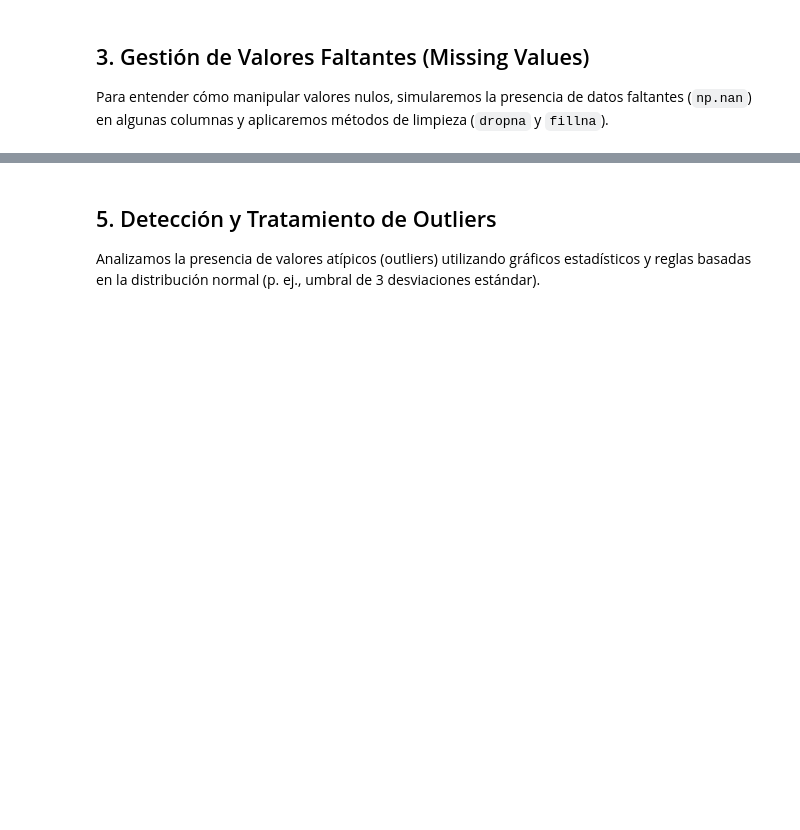
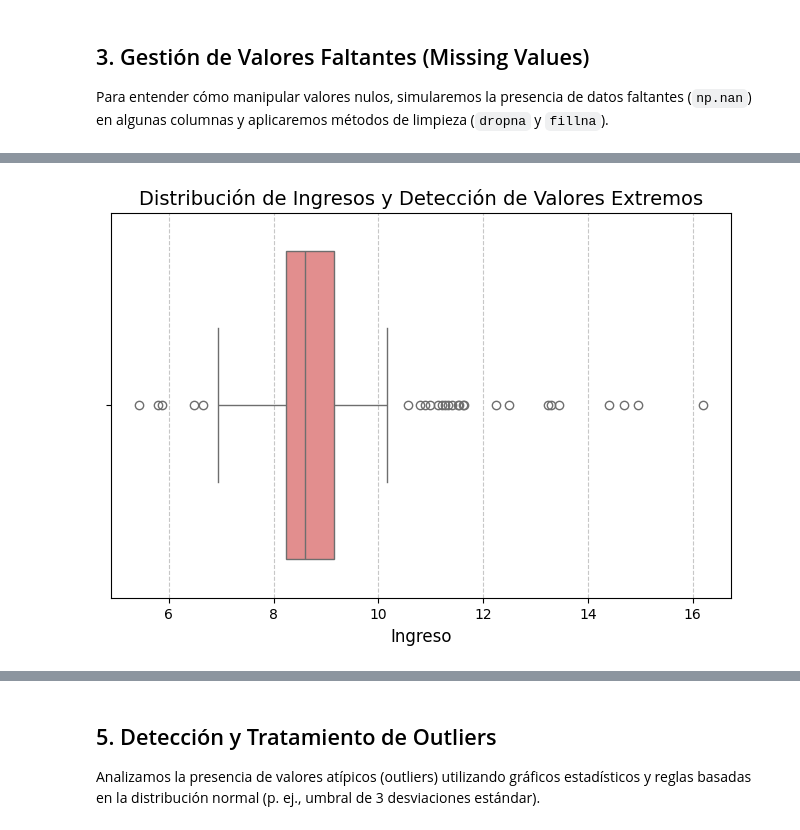
Before and after one commit to cnunezc/Diplomado-Data-Analytics-para-CdG, a Jupyter notebook: Clase 5/Clase 5.ipynb, the cells around one changed output, grey strips where cells are left out. Cells and saved outputs as stored; diff of their text form; code cells hidden in the pictures; blank space fills up the shorter version.

```diff
--- a/Clase 5/Clase 5.ipynb
+++ b/Clase 5/Clase 5.ipynb
@@ -15,16 +20,16 @@ Comenzamos importando las librerías necesarias (`pandas`, `numpy`, `matplotlib`
+# %%
+#Cómo detectar la data que falta
+
+#Revisemos la data
+import pandas as pd
+data = pd.read_csv("/content/drive/MyDrive/Clases Diplomado/credito.csv")
+#data = pd.read_csv("C:\Users\ceuta\OneDrive\Escritorio\Documents\UST\Diplomado\Diplomado Data Analytics para CdG\Clase 5\credito.csv")
 # %%
 # Importación de librerías esenciales
 import pandas as pd
 import numpy as np
 import matplotlib.pyplot as plt
 import seaborn as sns
-
-# Configurar visualizaciones en línea
-%matplotlib inline
-sns.set_theme(style="whitegrid")
-
-# Carga del dataset de crédito
-data = pd.read_csv('credito.csv')
 
 # Visualizar las primeras 10 filas del DataFrame
 print("Primeras filas del dataset:")
@@ -89,0 +184,19 @@ La estandarización reescala las variables numéricas para que tengan una media
+# %%
+import matplotlib.pyplot as plt
+import seaborn as sns
+
+# Configurar el tamaño de la gráfica
+plt.figure(figsize=(8, 5))
+
+# Crear el box-plot para la variable 'ingreso'
+sns.boxplot(x=data['ingreso'], color='lightcoral')
+
+# Añadir detalles estéticos
+plt.title('Distribución de Ingresos y Detección de Valores Extremos', fontsize=14)
+plt.xlabel('Ingreso', fontsize=12)
+plt.grid(axis='x', linestyle='--', alpha=0.7)
+
+# Mostrar el gráfico
+plt.show()
+# %% [output]
+[figure, added]
```
Also changed, not shown: parts of 19 cells of this notebook, 6 other files.
